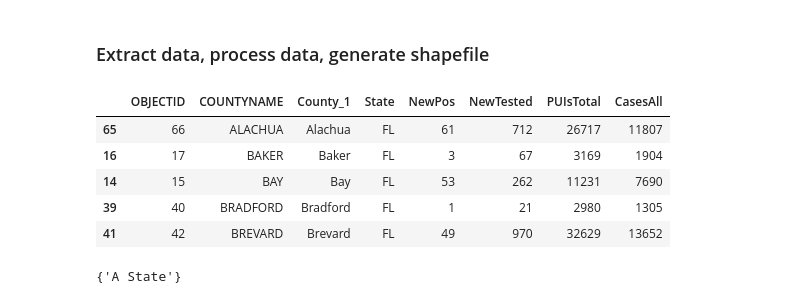
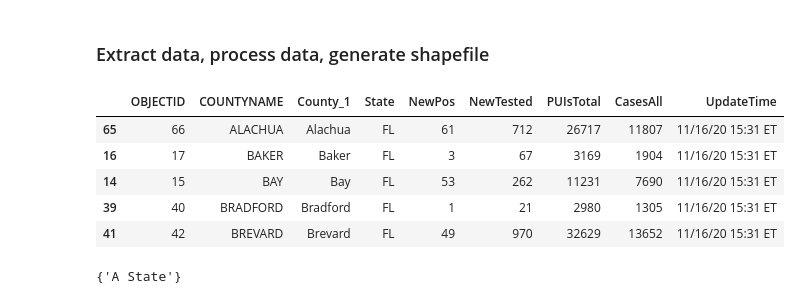
Before and after one commit to xhqiao89/florida_covid_daily_update, a Jupyter notebook: 1_COVID_Daily_Cases_Process.ipynb, the cells around one changed output. Drawn from its saved outputs; the diff is of its cells as text; code cells hidden in the pictures.

Commit message:
add update time

```diff
--- a/1_COVID_Daily_Cases_Process.ipynb
+++ b/1_COVID_Daily_Cases_Process.ipynb
@@ -54,3 +54,7 @@ df_Case.head()
 | 39 | 40 | 40 | 4 | 007 | BRADFORD | Bradford | FL | 2980 | 70 | ... |
 | 41 | 42 | 42 | 5 | 009 | BREVARD | Brevard | FL | 32629 | 423 | ... |
 5 rows × 93 columns
+# %%
+covid_data_updated = covid_cases.layers[0].properties.editingInfo.lastEditDate
+covid_update_time = datetime.fromtimestamp(covid_data_updated/1000).strftime('%m/%d/%y %H:%M ET')
+print("COVID Cases by County data is updated at {}".format(covid_update_time))
@@ -56,0 +63,4 @@ df_Case.head()
+# %%
+# add covid data update time to excel file - df_Case "Florida_COVID19_Cases_by_County" sheet
+df_Case['UpdateTime'] = covid_update_time
+df_Case
@@ -92,15 +140,15 @@ Saving Florida_COVID19_Cases_by_County111620.xlsx in data/s
 # %% [markdown]
 ### Extract data, process data, generate shapefile
 # %%
-df_case = df_Case[['OBJECTID','COUNTYNAME','County_1','State','NewPos','NewTested','PUIsTotal','CasesAll']].copy()
+df_case = df_Case[['OBJECTID','COUNTYNAME','County_1','State','NewPos','NewTested','PUIsTotal','CasesAll','UpdateTime']].copy()
 df_case.head()
 # %% [output]
-|  | OBJECTID | COUNTYNAME | County_1 | State | NewPos | NewTested | PUIsTotal | CasesAll |
-| 65 | 66 | ALACHUA | Alachua | FL | 61 | 712 | 26717 | 11807 |
-| 16 | 17 | BAKER | Baker | FL | 3 | 67 | 3169 | 1904 |
-| 14 | 15 | BAY | Bay | FL | 53 | 262 | 11231 | 7690 |
-| 39 | 40 | BRADFORD | Bradford | FL | 1 | 21 | 2980 | 1305 |
-| 41 | 42 | BREVARD | Brevard | FL | 49 | 970 | 32629 | 13652 |
+|  | OBJECTID | COUNTYNAME | County_1 | State | NewPos | NewTested | PUIsTotal | CasesAll | UpdateTime |
+| 65 | 66 | ALACHUA | Alachua | FL | 61 | 712 | 26717 | 11807 | 11/16/20 15:31 ET |
+| 16 | 17 | BAKER | Baker | FL | 3 | 67 | 3169 | 1904 | 11/16/20 15:31 ET |
+| 14 | 15 | BAY | Bay | FL | 53 | 262 | 11231 | 7690 | 11/16/20 15:31 ET |
+| 39 | 40 | BRADFORD | Bradford | FL | 1 | 21 | 2980 | 1305 | 11/16/20 15:31 ET |
+| 41 | 42 | BREVARD | Brevard | FL | 49 | 970 | 32629 | 13652 | 11/16/20 15:31 ET |
 # %%
 a = set(df_PP['NAME'].values)
 b = set(df_case['County_1'].values)
```
Also changed, not shown: parts of 17 cells of this notebook.
